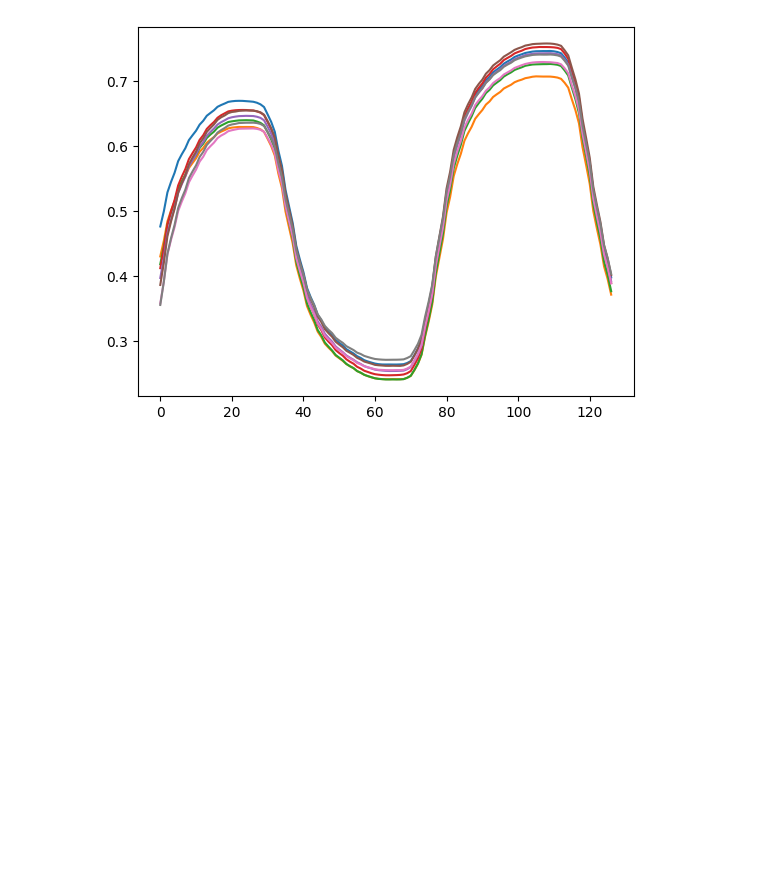
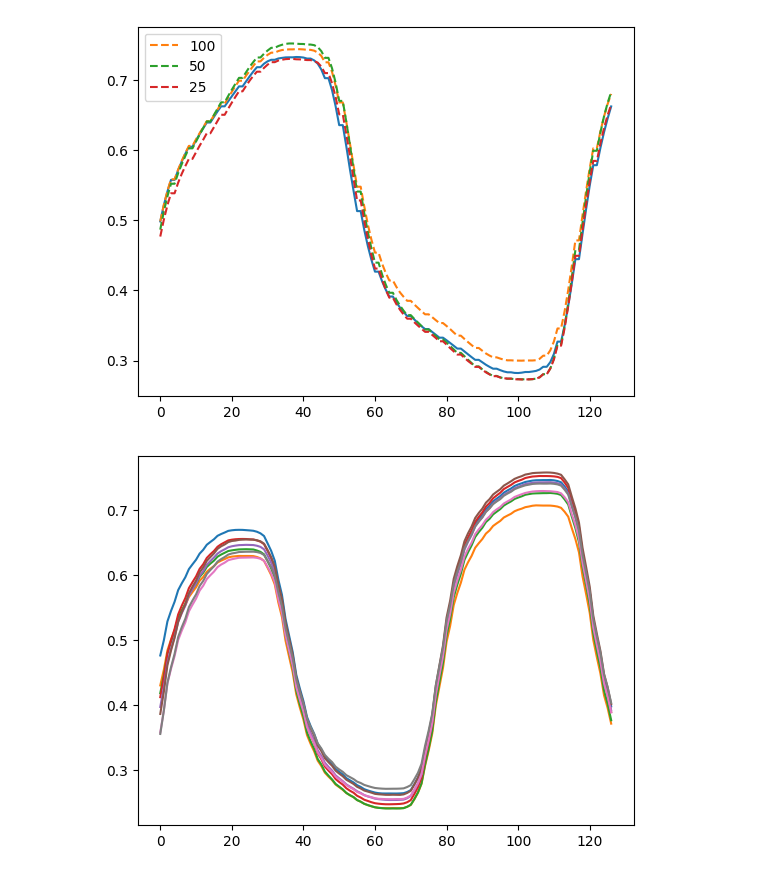
Before and after one commit to julesberman/hflow, a Jupyter notebook: notebooks/process_trap_multi.ipynb, the cells around one changed output. Cells and saved outputs as stored; diff of their text form; code cells hidden in the pictures; blank space fills up the shorter version.

```diff
--- a/notebooks/process_trap_multi.ipynb
+++ b/notebooks/process_trap_multi.ipynb
@@ -32,3 +48,20 @@ did not load:  results/trap/multi/171484927637/18
+# %%
+row = get_min_row(df.query('`data-dim` == 100'), 'mean_mean_err_1')
+plt.plot(row['time_mean_test_1'])
+plt.plot(row['time_mean_true_1'], '--', label=row['data-dim'])
+
+row = get_min_row(df.query('`data-dim` == 50'), 'mean_mean_err_1')
+
+plt.plot(row['time_mean_true_1'], '--', label=row['data-dim'])
+
+
+row = get_min_row(df.query('`data-dim` == 25'), 'mean_mean_err_1')
+
+plt.plot(row['time_mean_true_1'], '--', label=row['data-dim'])
+plt.legend()
+plt.show()
+# %% [output]
+[figure, added]
 # %%
 means_0 = df['time_mean_true_0'].iloc[0]
 means_1 = df['time_mean_true_1'].iloc[0]
```
Also changed, not shown: parts of 4 cells of this notebook, 10 other files.
